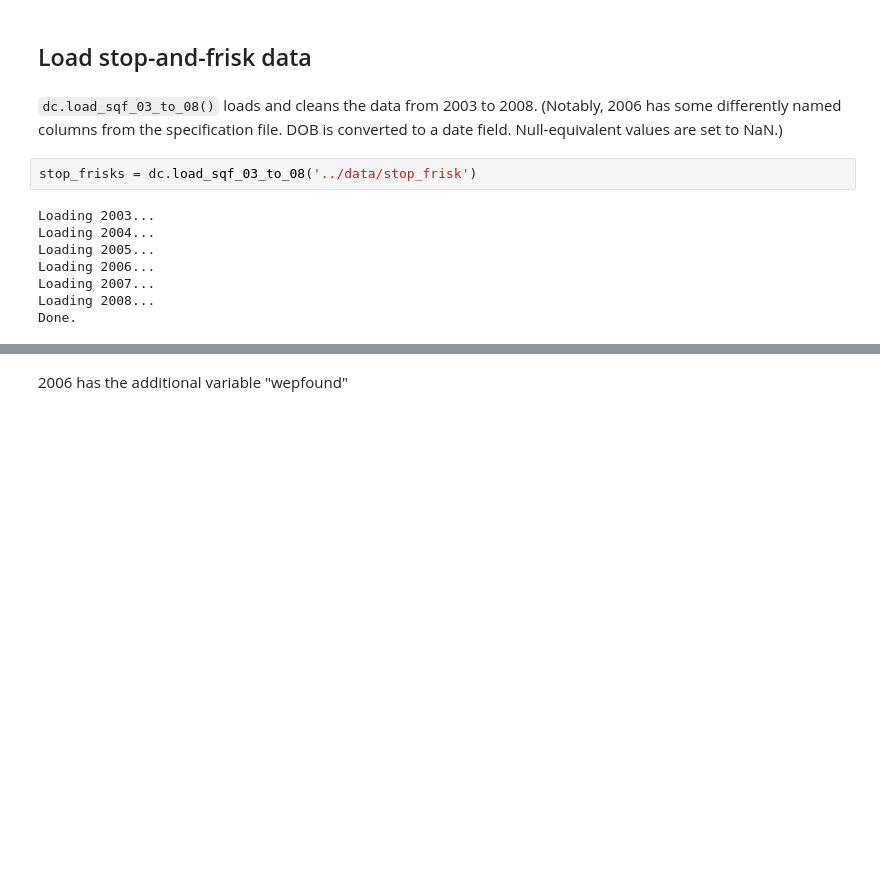
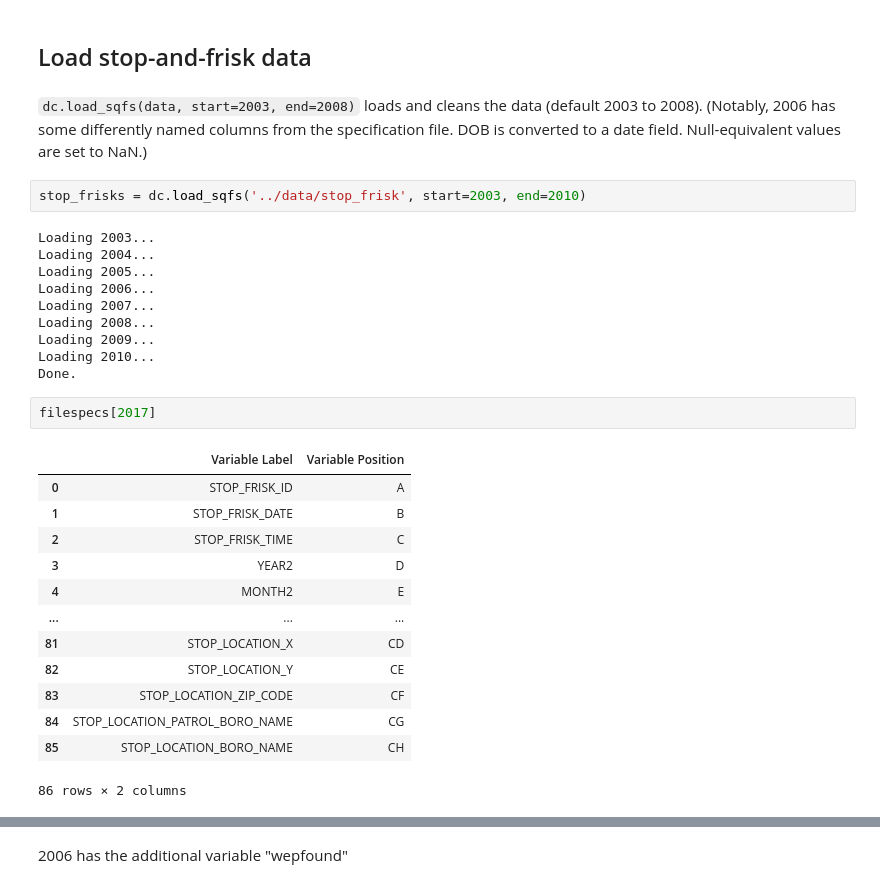
Before and after one commit to anilca-lab/FIS-Mod4-Project, a Jupyter notebook: brad_data_cleaning.ipynb, the cells around one changed output, grey strips where cells are left out. Saved outputs shown, nothing was run; the diff lists cells and outputs as text; blank space fills up the shorter version.

```diff
--- a/brad_data_cleaning.ipynb
+++ b/brad_data_cleaning.ipynb
@@ -108,9 +108,9 @@ filespecs[2011][~(filespecs[2011] == filespecs[2013]).all(axis=1)]
 # %% [markdown]
 ## Load stop-and-frisk data
 # %% [markdown]
-`dc.load_sqf_03_to_08()` loads and cleans the data from 2003 to 2008. (Notably, 2006 has some differently named columns from the specification file. DOB is converted to a date field. Null-equivalent values are set to NaN.)
+`dc.load_sqfs(data, start=2003, end=2008)` loads and cleans the data (default 2003 to 2008). (Notably, 2006 has some differently named columns from the specification file. DOB is converted to a date field. Null-equivalent values are set to NaN.)
 # %%
-stop_frisks = dc.load_sqf_03_to_08('../data/stop_frisk')
+stop_frisks = dc.load_sqfs('../data/stop_frisk', start=2003, end=2010)
 # %% [output]
 Loading 2003...
 Loading 2004...
@@ -118,4 +118,22 @@ Loading 2005...
 Loading 2006...
 Loading 2007...
 Loading 2008...
+Loading 2009...
+Loading 2010...
 Done.
+# %%
+filespecs[2017]
+# %% [output]
+|  | Variable Label | Variable Position |
+| 0 | STOP_FRISK_ID | A |
+| 1 | STOP_FRISK_DATE | B |
+| 2 | STOP_FRISK_TIME | C |
+| 3 | YEAR2 | D |
+| 4 | MONTH2 | E |
+| ... | ... | ... |
+| 81 | STOP_LOCATION_X | CD |
+| 82 | STOP_LOCATION_Y | CE |
+| 83 | STOP_LOCATION_ZIP_CODE | CF |
+| 84 | STOP_LOCATION_PATROL_BORO_NAME | CG |
+| 85 | STOP_LOCATION_BORO_NAME | CH |
+86 rows × 2 columns
```
Also changed, not shown: parts of 15 cells of this notebook, 1 other file.
